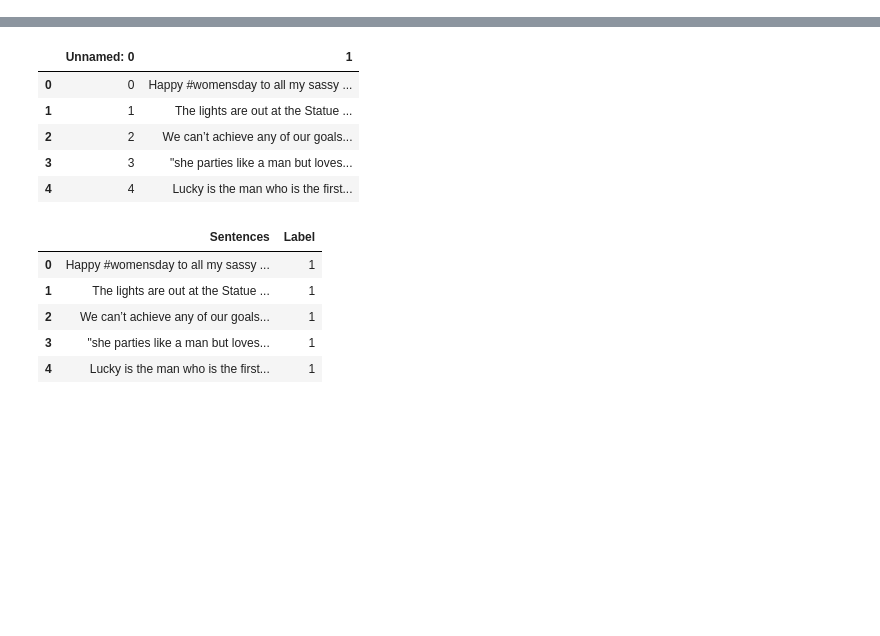
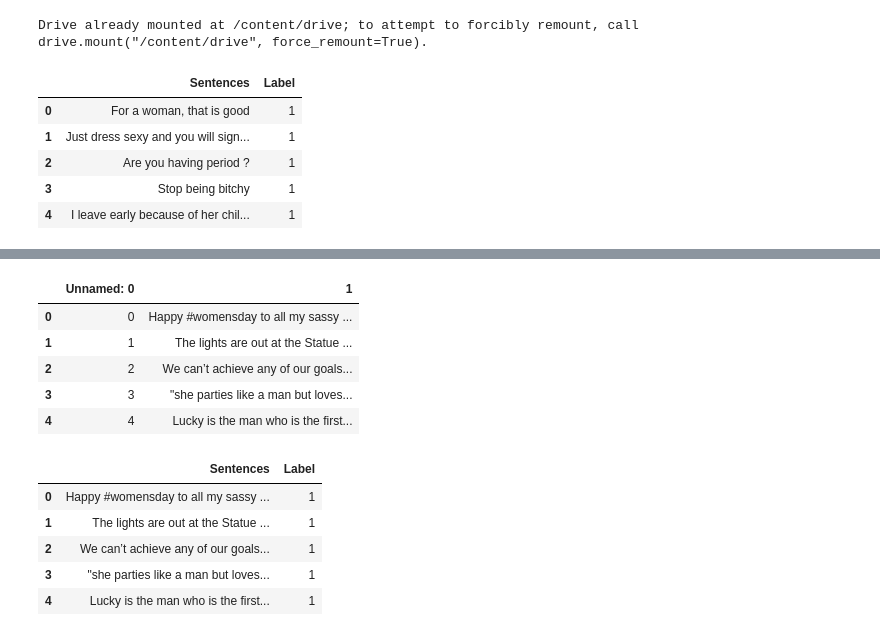
Before and after one commit to PadmajaVB/Sexist-Statement-Detection, a Jupyter notebook: Build_sexist_data.ipynb, the cells around one changed output, grey strips where cells are left out. Saved outputs shown, nothing was run; the diff lists cells and outputs as text; code cells hidden in the pictures; blank space fills up the shorter version.

Commit message:
Adding test and val data

```diff
--- a/Build_sexist_data.ipynb
+++ b/Build_sexist_data.ipynb
@@ -6,7 +7,23 @@ import matplotlib.pyplot as plt
 
 import re
+# %%
+from google.colab import drive
+drive.mount('/content/drive')
+# %% [output]
+Drive already mounted at /content/drive; to attempt to forcibly remount, call drive.mount("/content/drive", force_remount=True).
 # %%
-benevolent_data_path = '/content/drive/MyDrive/AI-3 Project/data/Preprocessed data/Benevolent_sexism.csv'
-sexist_comment_data_path = '/content/drive/MyDrive/AI-3 Project/data/Preprocessed data/everyday_sexist_comment.csv'
-reddit_data_path = '/content/drive/MyDrive/AI-3 Project/data/Preprocessed data/reddit (1).csv'
-isep_data_path = '/content/drive/MyDrive/AI-3 Project/data/ISEP Sexist Data labeling.xlsx'
+benevolent_data_path = '/content/drive/MyDrive/UnivAI/AI-3 Project/data/Preprocessed data/Benevolent_sexism.csv'
+sexist_comment_data_path = '/content/drive/MyDrive/UnivAI/AI-3 Project/data/Preprocessed data/everyday_sexist_comment.csv'
+reddit_data_path = '/content/drive/MyDrive/UnivAI/AI-3 Project/data/Preprocessed data/reddit (1).csv'
+isep_data_path = '/content/drive/MyDrive/UnivAI/AI-3 Project/data/ISEP Sexist Data labeling.xlsx'
+# %%
+original_data = pd.read_excel(isep_data_path)
+# %%
+original_data.head()
+# %% [output]
+|  | Sentences | Label |
+| 0 | For a woman, that is good | 1 |
+| 1 | Just dress sexy and you will sign... | 1 |
+| 2 | Are you having period ? | 1 |
+| 3 | Stop being bitchy | 1 |
+| 4 | I leave early because of her chil... | 1 |
```
Also changed, not shown: parts of 13 cells of this notebook.
